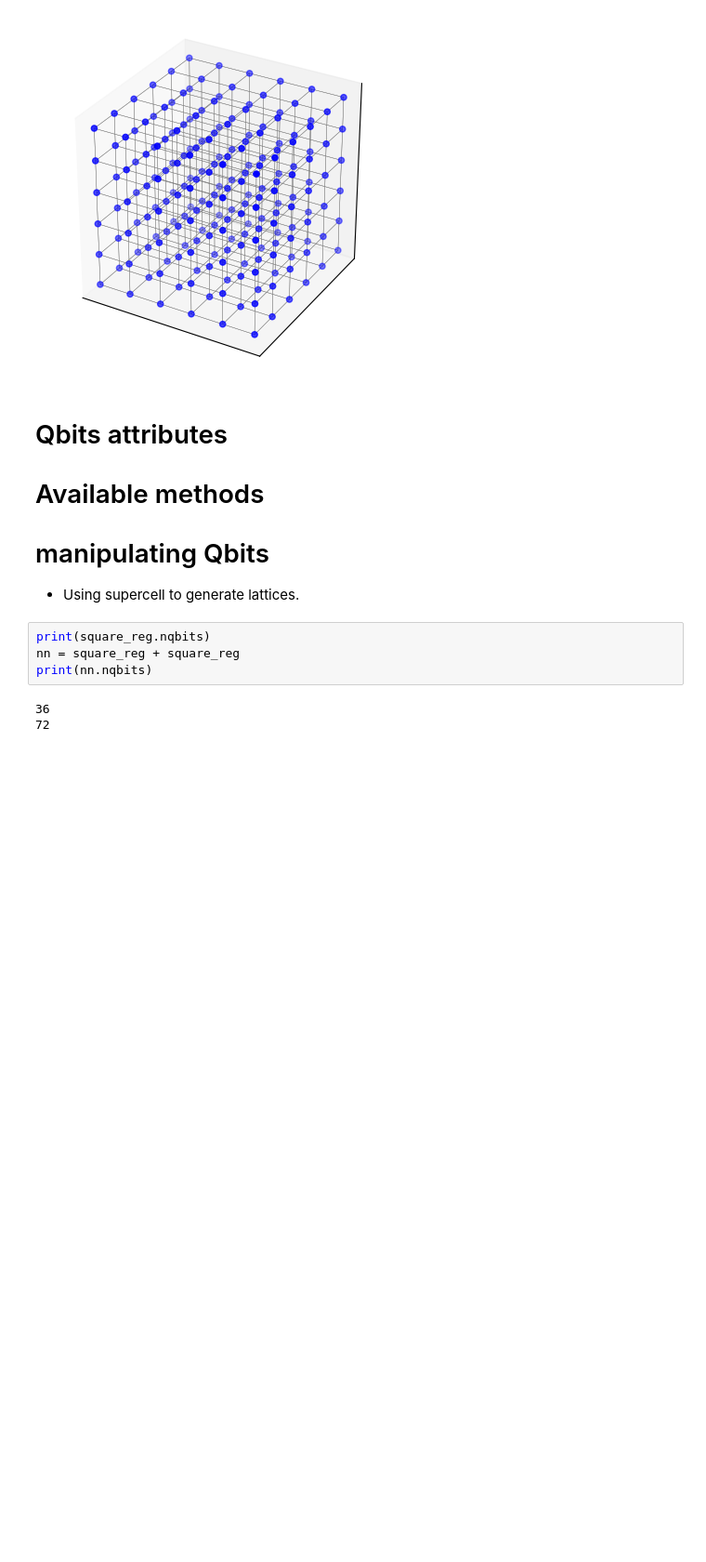
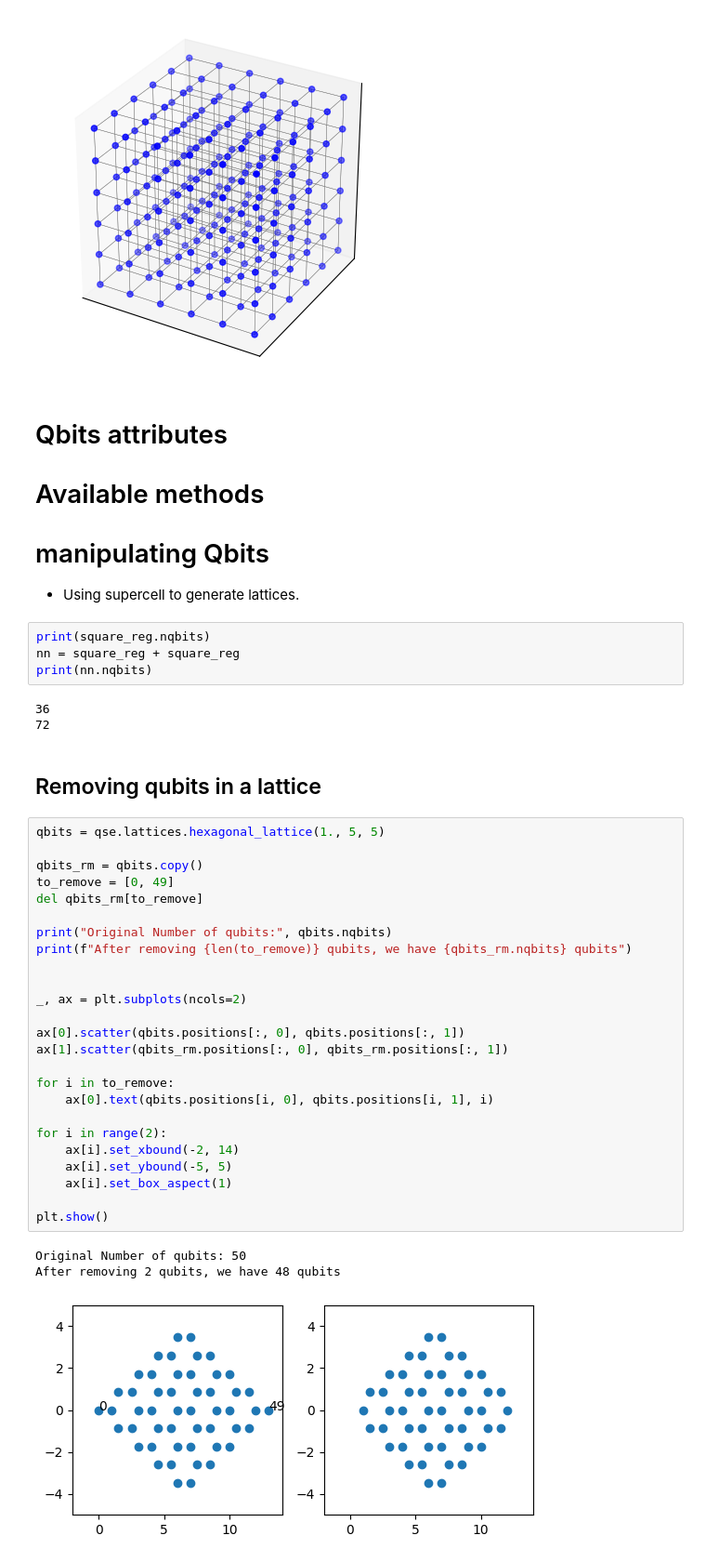
Before and after one commit to ICHEC/qse, a Jupyter notebook: examples/generating_lattices.ipynb, the cells around one changed output. Shown at 93% size. Drawn from its saved outputs; the diff is of its cells as text; blank space fills up the shorter version.

```diff
--- a/examples/generating_lattices.ipynb
+++ b/examples/generating_lattices.ipynb
@@ -110,3 +110,34 @@ print(nn.nqbits)
 # %% [output]
 36
 72
+# %% [markdown]
+## Removing qubits in a lattice
+# %%
+qbits = qse.lattices.hexagonal_lattice(1., 5, 5)
+
+qbits_rm = qbits.copy()
+to_remove = [0, 49]
+del qbits_rm[to_remove]
+
+print("Original Number of qubits:", qbits.nqbits)
+print(f"After removing {len(to_remove)} qubits, we have {qbits_rm.nqbits} qubits")
+
+
+_, ax = plt.subplots(ncols=2)
+
+ax[0].scatter(qbits.positions[:, 0], qbits.positions[:, 1])
+ax[1].scatter(qbits_rm.positions[:, 0], qbits_rm.positions[:, 1])
+
+for i in to_remove:
+    ax[0].text(qbits.positions[i, 0], qbits.positions[i, 1], i)
+
+for i in range(2):
+    ax[i].set_xbound(-2, 14)
+    ax[i].set_ybound(-5, 5)
+    ax[i].set_box_aspect(1)
+
+plt.show()
+# %% [output]
+Original Number of qubits: 50
+After removing 2 qubits, we have 48 qubits
+[figure, added]
```
Also changed, not shown: parts of 7 cells of this notebook, 1 other file.
